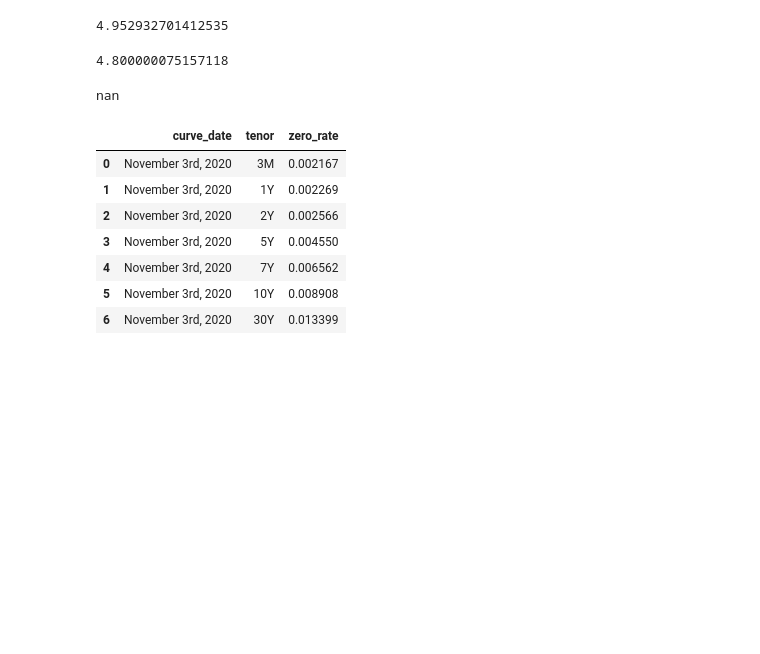
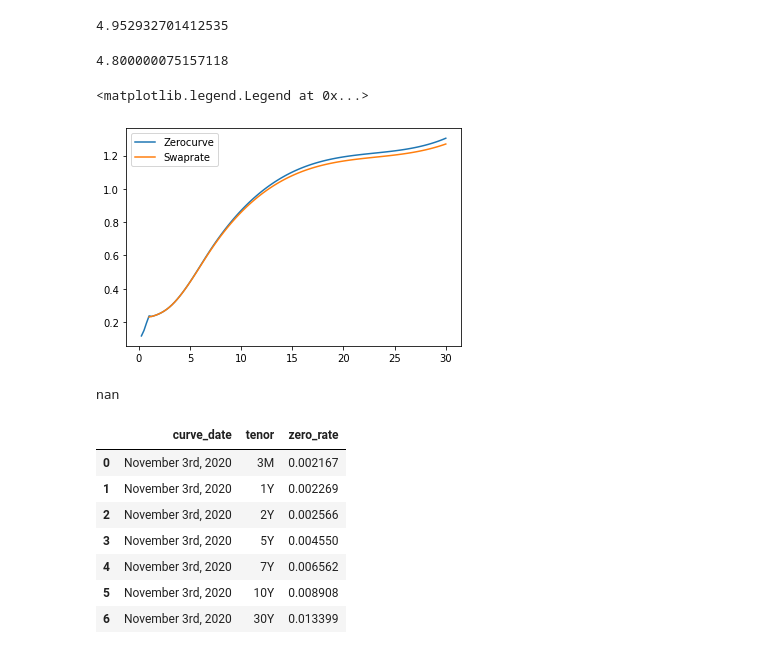
Before and after one commit to WillemJan9519/SPFDM1, a Jupyter notebook: SPFDM 1.ipynb, the cells around one changed output. Cells and saved outputs as stored; diff of their text form; code cells hidden in the pictures; blank space fills up the shorter version.

Commit message:
Added actual bootstrapping

```diff
--- a/SPFDM 1.ipynb
+++ b/SPFDM 1.ipynb
@@ -144,7 +170,23 @@ bootstrap(disc_rates, disc_rates_times,to_calculate, swaprate, duration, payterm
 4.800000075157118
 # %%
 # We have swap rates for all 3 month periods by interpolation
-# Using each swaprate we can now equate the zero yield rate for that period
+# Using each swap rate we can now equate the zero yield rate for that period
+for years,row in zerocurve.iterrows():
+    if (np.isnan(row['Zero rate'])):
+        # Unknown rate, bootstrap!
+        # Obtain swap rate for this maturity
+        swaprate = swaprates_interp.loc[years].Swap_Rate
+        known_rates = zerocurve.loc[:years-0.25]
+        zerorate = bootstrap(known_rates.values,known_rates.index,years,
+                             swaprate,years,0.25)
+        zerocurve.loc[years] = zerorate
+# %%
+plt.plot(zerocurve.index, zerocurve.values,label='Zerocurve')
+plt.plot(swaprates_interp.index, swaprates_interp.Swap_Rate,label='Swaprate')
+plt.legend()
+# %% [output]
+<matplotlib.legend.Legend at 0x...>
+[figure, added]
 # %%
 class zero_curve():
     def __init__(self):
```
Also changed, not shown: parts of 2 cells of this notebook.
